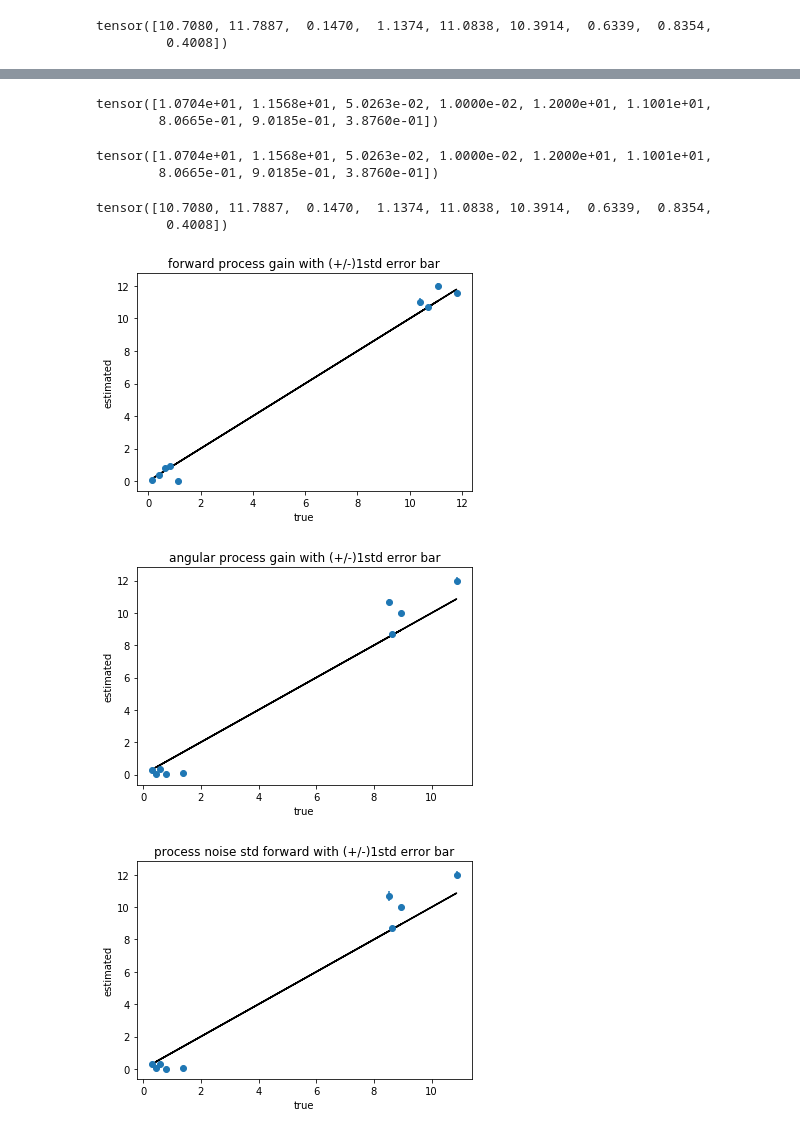
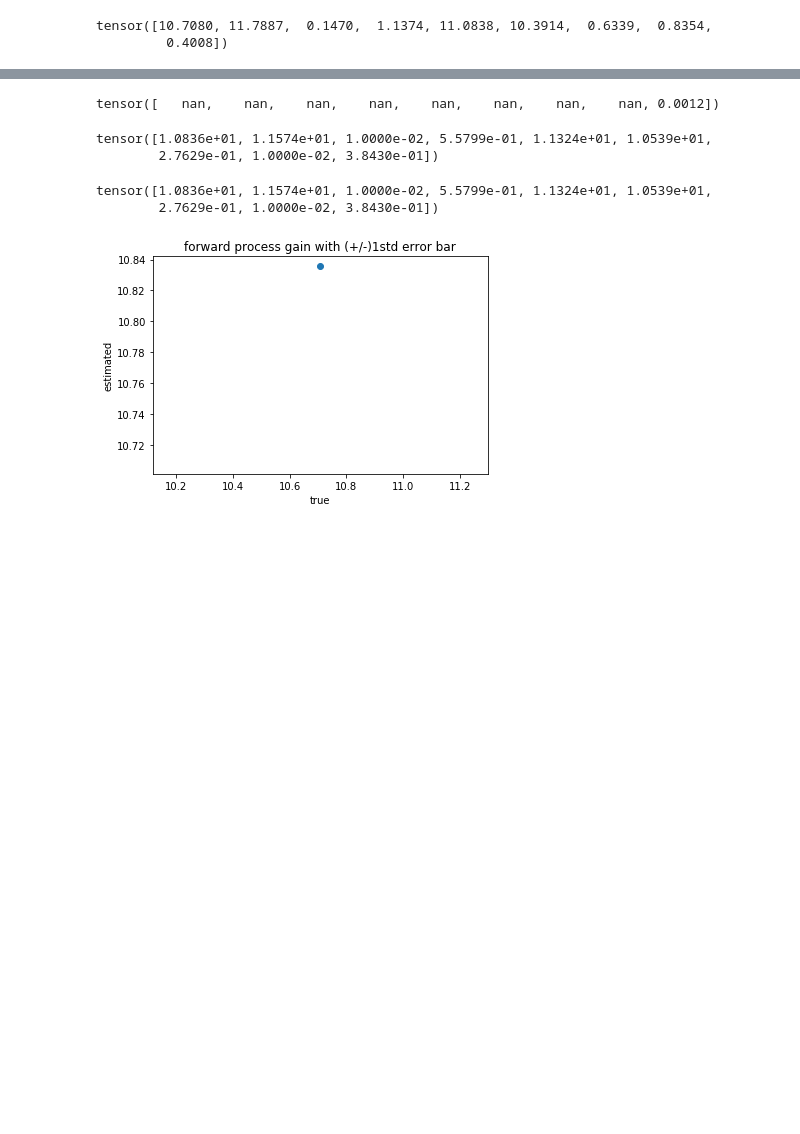
Before and after one commit to minhae0516/firefly-inverse, a Jupyter notebook: inverse_plotter.ipynb, the cells around one changed output, grey strips where cells are left out. Saved outputs shown, nothing was run; the diff lists cells and outputs as text; code cells hidden in the pictures; blank space fills up the shorter version.

```diff
--- a/inverse_plotter.ipynb
+++ b/inverse_plotter.ipynb
@@ -7,7 +7,7 @@ import matplotlib.pyplot as plt
 #result_log = torch.load('../firefly-monkey-data/data/20191029-145344-301528_result.pkl')
 #result_log = torch.load('../firefly-monkey-data/data/20191029-145344-292243_result.pkl')
 #result_log = torch.load('../firefly-monkey-data/data/20191029-145344-301002_result.pkl')
-result_log_set = torch.load('../firefly-inverse-data/data/20191231-172726-010811570.2_multiple_result.pkl')
+result_log_set = torch.load('../firefly-inverse-data/data/20191231-172726-010811570.2_2multiple_result.pkl')
 # %% [markdown]
 result = {'true_theta': true_theta,
               'initial_theta': ini_theta,
@@ -128,8 +134,12 @@ Text(0.5, 1.0, 'theta convergence')
+# %%
+stderr
+# %% [output]
+tensor([   nan,    nan,    nan,    nan,    nan,    nan,    nan,    nan, 0.0012])
 # %%
 final_theta
 # %% [output]
-tensor([1.0704e+01, 1.1568e+01, 5.0263e-02, 1.0000e-02, 1.2000e+01, 1.1001e+01,
-        8.0665e-01, 9.0185e-01, 3.8760e-01])
+tensor([1.0836e+01, 1.1574e+01, 1.0000e-02, 5.5799e-01, 1.1324e+01, 1.0539e+01,
+        2.7629e-01, 1.0000e-02, 3.8430e-01])
 # %%
 final_theta = []
 true_theta = []
@@ -141,20 +151,22 @@ for ttt in range(len(result_log_set)):
 # %%
 final_theta[:][:][0]
 # %% [output]
-tensor([1.0704e+01, 1.1568e+01, 5.0263e-02, 1.0000e-02, 1.2000e+01, 1.1001e+01,
-        8.0665e-01, 9.0185e-01, 3.8760e-01])
+tensor([1.0836e+01, 1.1574e+01, 1.0000e-02, 5.5799e-01, 1.1324e+01, 1.0539e+01,
+        2.7629e-01, 1.0000e-02, 3.8430e-01])
-# %%
-true_theta[:][:][0]
-# %% [output]
-tensor([10.7080, 11.7887,  0.1470,  1.1374, 11.0838, 10.3914,  0.6339,  0.8354,
-         0.4008])
+# %%
+final_theta = torch.zeros(len(result_log_set), 9)
+true_theta= torch.zeros(len(result_log_set), 9)
+stderr= torch.zeros(len(result_log_set), 9)
+# %%
+for ttt in range(len(result_log_set)):
+    final_theta[ttt,:]= result_log_set[ttt]['theta'].data
+    true_theta[ttt,:]= result_log_set[ttt]['true_theta'].data
+    stderr[ttt,:] = result_log_set[ttt]['stderr'].data
 # %%
 title_range = ['forward process gain', 'angular process gain', 'process noise std forward',
                           'process noise std angular', 'obs gain forward', 'obs gain angular', 'obs noise std forward',
                           'obs noise std angular', 'goal radius']
 for i in range(len(final_theta)):
-    mplotter(true_theta[:][i],final_theta[:][i], yerr =stderr[:][i] ,title = title_range[i]+' with (+/-)1std error bar')
+    mplotter(true_theta[:, i],final_theta[:,i], yerr =stderr[:,i] ,title = title_range[i]+' with (+/-)1std error bar')
 # %% [output]
-[figure, old version]
+[figure, new version]
-[figure, removed]
-[figure, removed]
```
Also changed, not shown: parts of 12 cells of this notebook.
